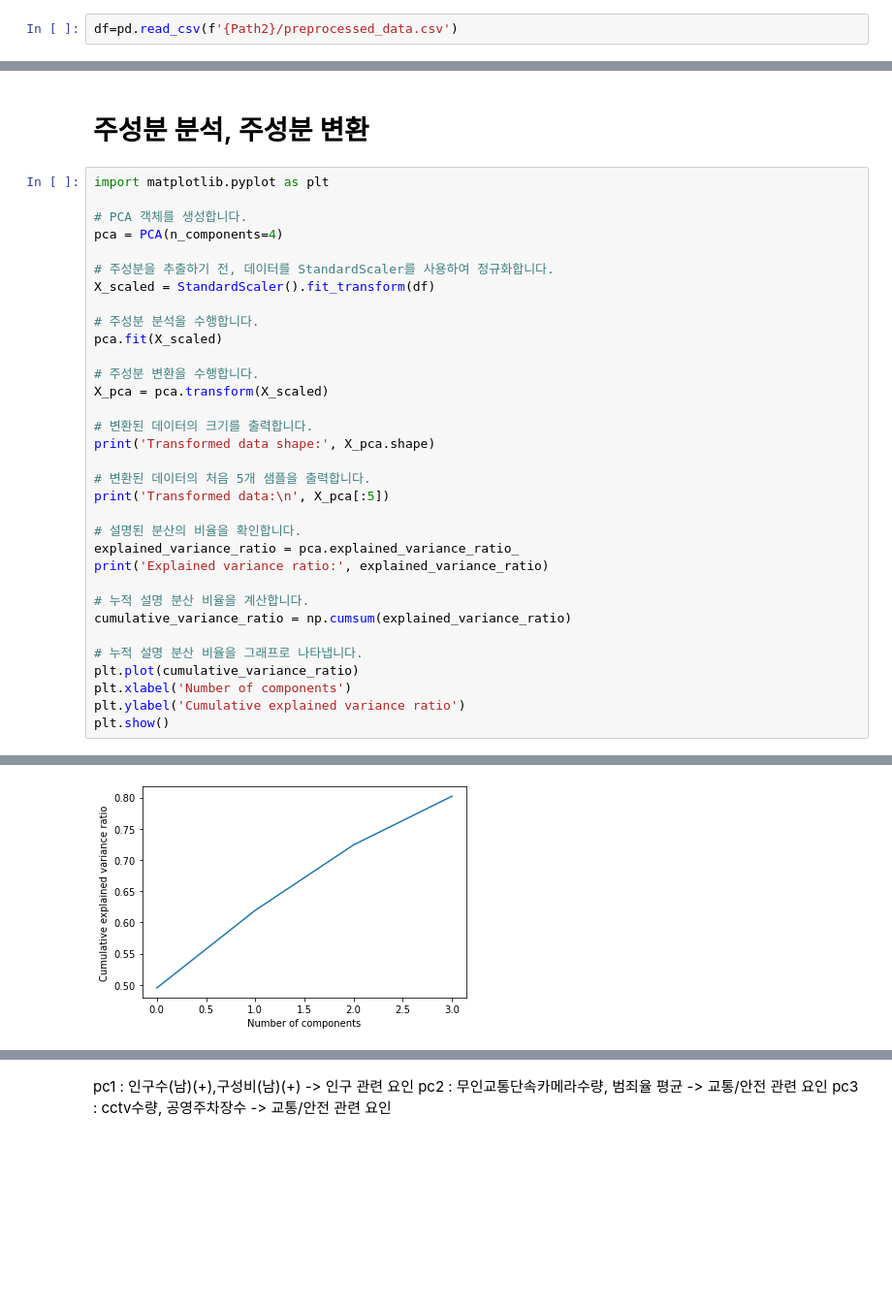
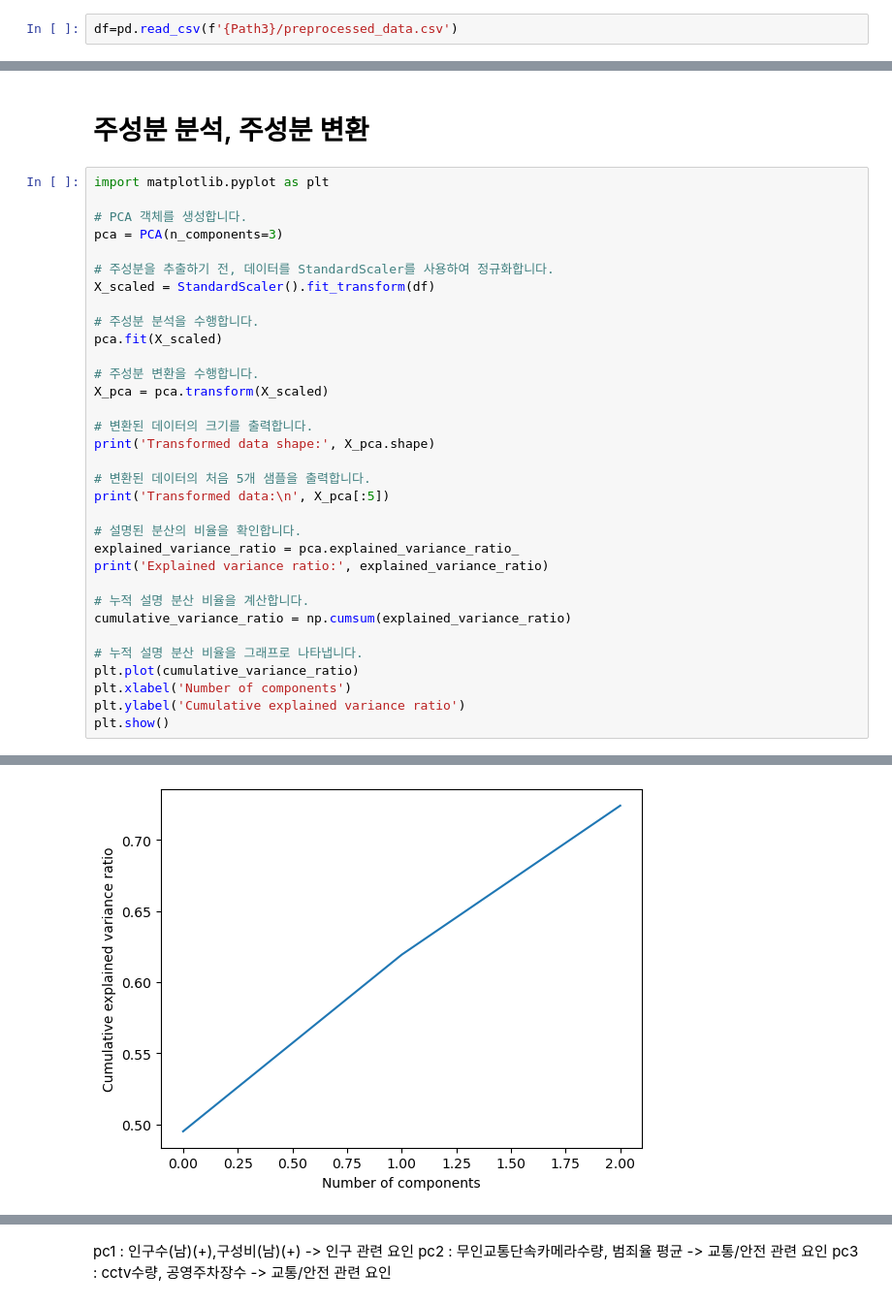
Before and after one commit to actorjung/Gwangjin_Big_Data_Project, a Jupyter notebook: code/suhwan/pca_clustering2.ipynb, the cells around one changed output, grey strips where cells are left out. Shown at 97% size. Drawn from its saved outputs; the diff is of its cells as text; blank space fills up the shorter version.

```diff
--- a/code/suhwan/pca_clustering2.ipynb
+++ b/code/suhwan/pca_clustering2.ipynb
@@ -8,2 +9,2 @@ Path2 = 'D:/Big_Data_Project/data'
 # %%
-df=pd.read_csv(f'{Path2}/preprocessed_data.csv')
+df=pd.read_csv(f'{Path3}/preprocessed_data.csv')
@@ -86,7 +107,7 @@ plt.show()
 import matplotlib.pyplot as plt
 
 # PCA 객체를 생성합니다.
-pca = PCA(n_components=4)
+pca = PCA(n_components=3)
 
 # 주성분을 추출하기 전, 데이터를 StandardScaler를 사용하여 정규화합니다.
 X_scaled = StandardScaler().fit_transform(df)
@@ -127 +148 @@ Explained variance ratio: [0.49515722 0.12418328 0.10480406 0.07788003]
-[figure, old version]
+[figure, new version]
```
Also changed, not shown: parts of 17 cells of this notebook, 1 other file.
